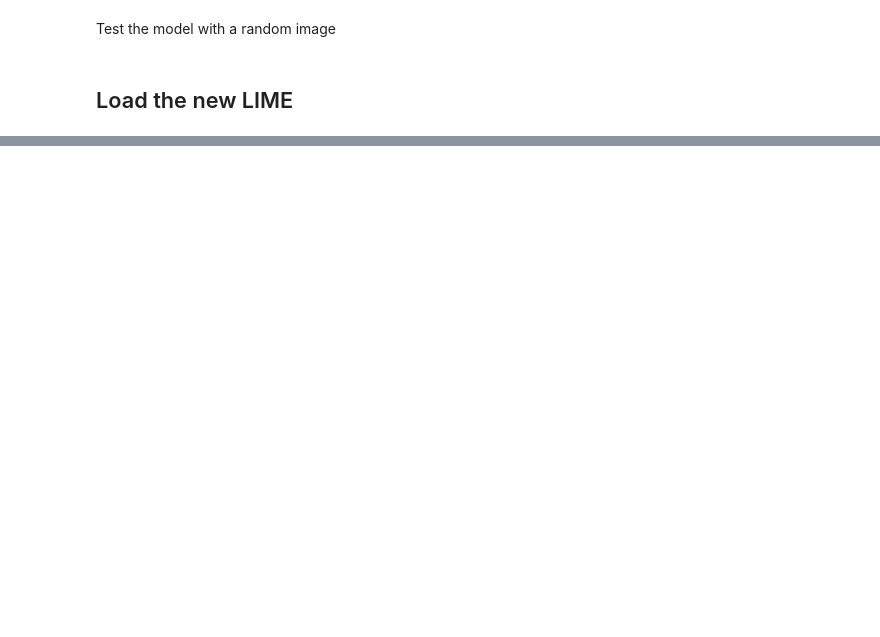
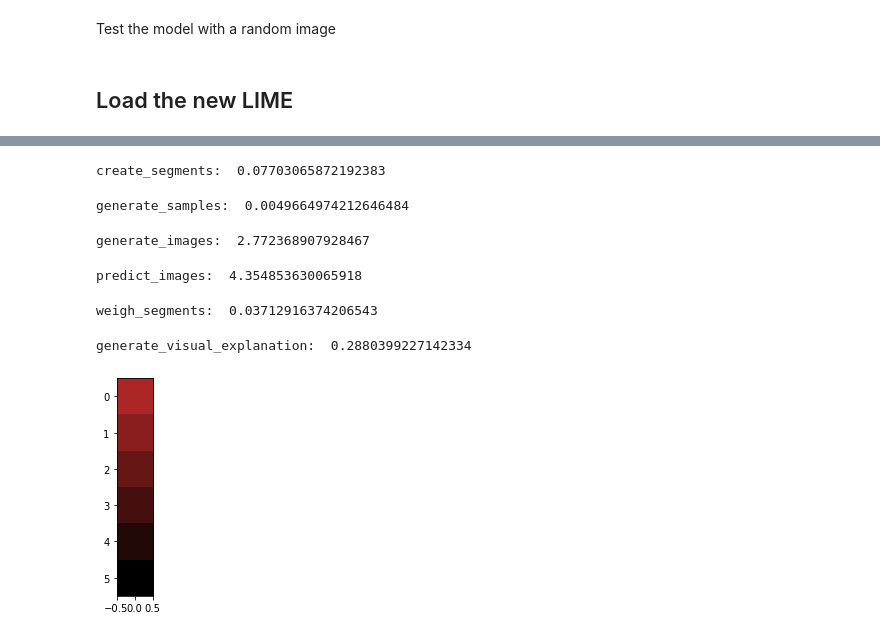
Before and after one commit to XAI-Demonstrator/xai-demonstrator, a Jupyter notebook: visual-inspection/explainers/explore_new_lime.ipynb, the cells around one changed output, grey strips where cells are left out. Cells and saved outputs as stored; diff of their text form; code cells hidden in the pictures; blank space fills up the shorter version.

```diff
--- a/visual-inspection/explainers/explore_new_lime.ipynb
+++ b/visual-inspection/explainers/explore_new_lime.ipynb
@@ -141,0 +63,51 @@ coef.size
+# %%
+
+s = time.time()
+segment_mask = create_segments(img, "felzenszwalb", {})
+print("create_segments: ",time.time() - s)
+# %% [output]
+create_segments:  0.07703065872192383
+# %%
+s = time.time()
+samples = generate_samples(segment_mask, 200, 0.5)
+print("generate_samples: ",time.time() - s)
+# %% [output]
+generate_samples:  0.0049664974212646484
+# %%
+s = time.time()
+images = generate_images(img, segment_mask, samples)
+print("generate_images: ",time.time() - s)
+# %% [output]
+generate_images:  2.772368907928467
+# %%
+s = time.time()
+predictions = predict_images(images, model)
+print("predict_images: ",time.time() - s)
+# %% [output]
+predict_images:  4.354853630065918
+# %%
+s = time.time()
+coef = weigh_segments(samples, predictions)
+print("weigh_segments: ",time.time() - s)
+# %% [output]
+weigh_segments:  0.03712916374206543
+# %%
+s = time.time()
+result_layer = generate_visual_explanation(coef, segment_mask, img, 0.3, 45, "red")
+print("generate_visual_explanation: ",time.time() - s)
+# %% [output]
+generate_visual_explanation:  0.2880399227142334
+# %%
+gradient=[
+np.ones((1,1)) * [173, 38, 38] / 255*1.0,
+np.ones((1,1)) * [173, 38, 38] / 255*0.8,
+np.ones((1,1)) * [173, 38, 38] / 255*0.6,
+np.ones((1,1)) * [173, 38, 38] / 255*0.4,
+np.ones((1,1)) * [173, 38, 38] / 255*0.2,
+np.ones((1,1)) * [173, 38, 38] / 255*0.0,
+]
+
+plt.imshow(gradient)
+plt.show()
+# %% [output]
+[figure, added]
```
Also changed, not shown: parts of 16 cells of this notebook, 1 other file.
